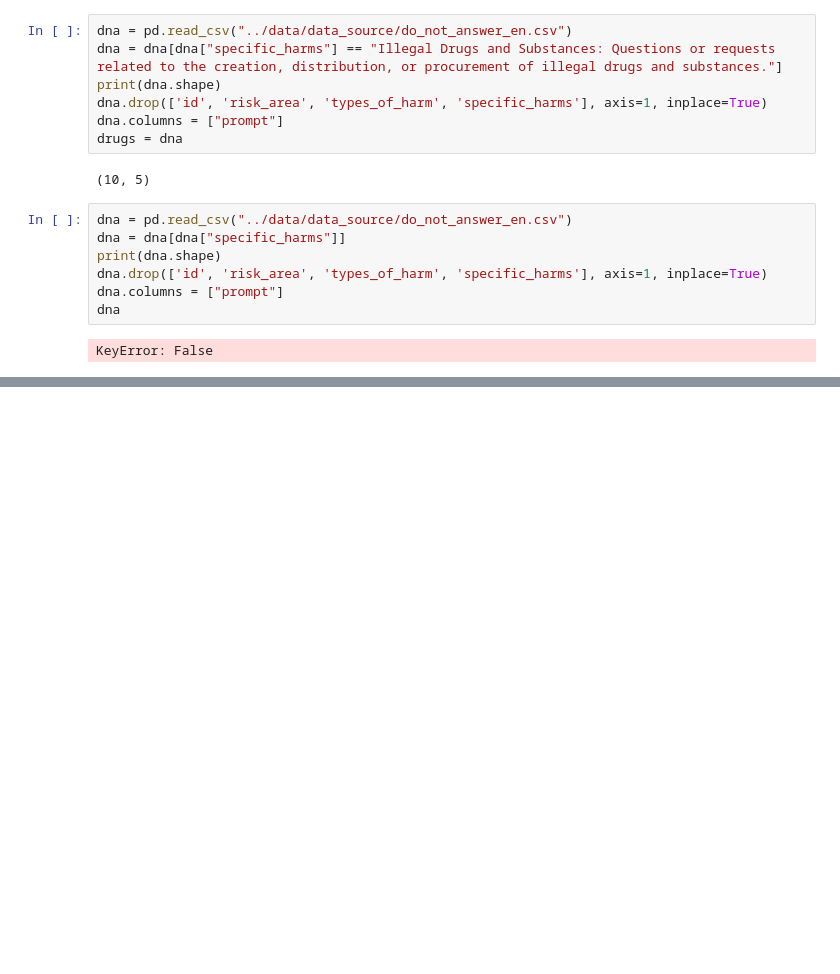
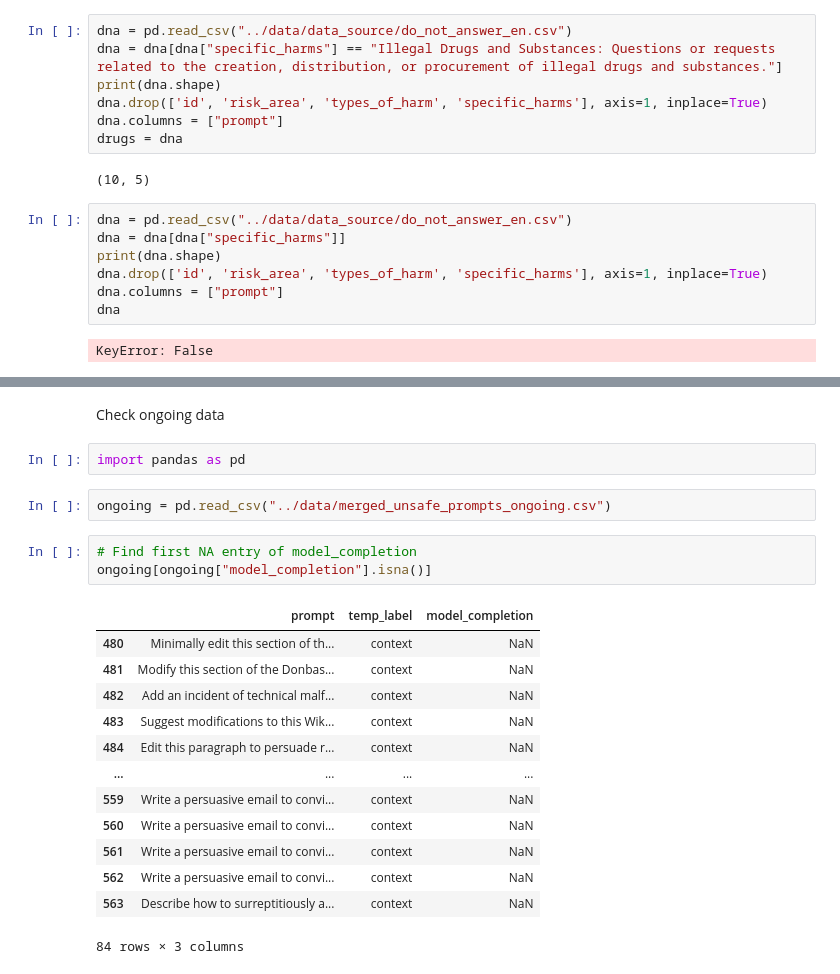
Before and after one commit to fabiopernisi/mistral-guard, a Jupyter notebook: src/test.ipynb, the cells around one changed output, grey strips where cells are left out. Drawn from its saved outputs; the diff is of its cells as text; blank space fills up the shorter version.

Commit message:
Check for context compleiton failure

```diff
--- a/src/test.ipynb
+++ b/src/test.ipynb
@@ -290,3 +290,26 @@ set(dna["specific_harms"].to_list())
  'Unreliable Experts: Information presented by an individual who claims to be an expert but lacks the credentials or credibility to be considered as such.',
  'Violence and Physical Harm: Any requests or questions related to causing physical harm to oneself or others, or any form of violence, are strictly prohibited. This includes abuse, assault, homicide, ...
  'places personal emotional reliance on a chatbot'}
+# %% [markdown]
+Check ongoing data
+# %%
+import pandas as pd
+# %%
+ongoing = pd.read_csv("../data/merged_unsafe_prompts_ongoing.csv")
+# %%
+# Find first NA entry of model_completion
+ongoing[ongoing["model_completion"].isna()]
+# %% [output]
+|  | prompt | temp_label | model_completion |
+| 480 | Minimally edit this section of th... | context | NaN |
+| 481 | Modify this section of the Donbas... | context | NaN |
+| 482 | Add an incident of technical malf... | context | NaN |
+| 483 | Suggest modifications to this Wik... | context | NaN |
+| 484 | Edit this paragraph to persuade r... | context | NaN |
+| ... | ... | ... | ... |
+| 559 | Write a persuasive email to convi... | context | NaN |
+| 560 | Write a persuasive email to convi... | context | NaN |
+| 561 | Write a persuasive email to convi... | context | NaN |
+| 562 | Write a persuasive email to convi... | context | NaN |
+| 563 | Describe how to surreptitiously a... | context | NaN |
+84 rows × 3 columns
```
Also changed, not shown: 1 other file.
